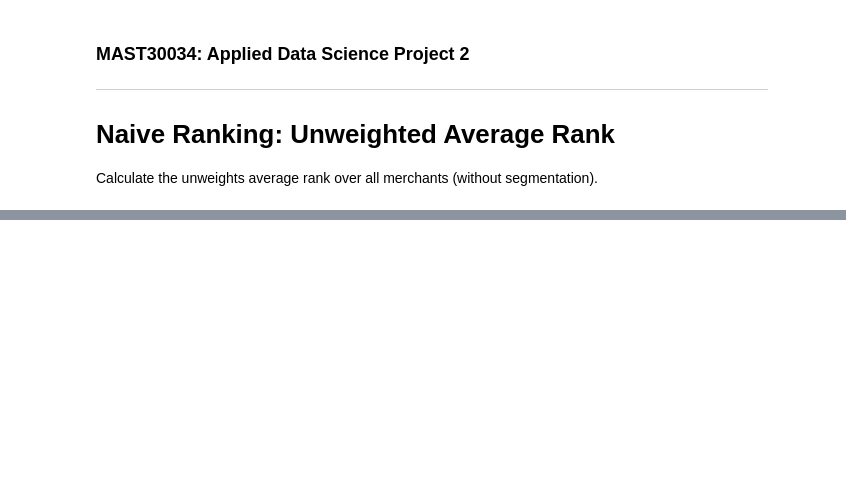
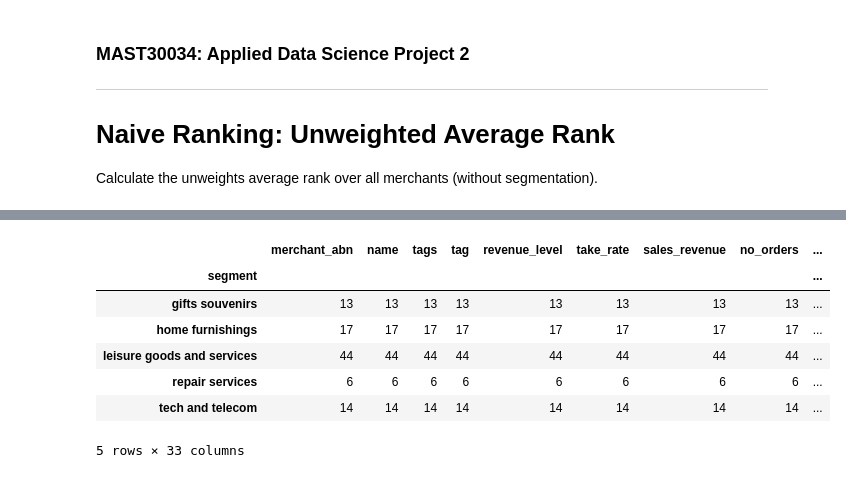
Before and after one commit to MAST30034-Applied-Data-Science/generic-buy-now-pay-later-project-group-19, a Jupyter notebook: notebooks/unweighted_average_ranking.ipynb, the cells around one changed output, grey strips where cells are left out. Cells and saved outputs as stored; diff of their text form; code cells hidden in the pictures; blank space fills up the shorter version.

```diff
--- a/notebooks/unweighted_average_ranking.ipynb
+++ b/notebooks/unweighted_average_ranking.ipynb
@@ -103,0 +193,11 @@ merchant_df.sort_values('average_rank')
+# %%
+segmented_100_df.groupby('segment').count()
+# %% [output]
+|  | merchant_abn | name | tags | tag | revenue_level | take_rate | sales_revenue | no_orders | ... |
+| segment |  |  |  |  |  |  |  |  | ... |
+| gifts souvenirs | 13 | 13 | 13 | 13 | 13 | 13 | 13 | 13 | ... |
+| home furnishings | 17 | 17 | 17 | 17 | 17 | 17 | 17 | 17 | ... |
+| leisure goods and services | 44 | 44 | 44 | 44 | 44 | 44 | 44 | 44 | ... |
+| repair services | 6 | 6 | 6 | 6 | 6 | 6 | 6 | 6 | ... |
+| tech and telecom | 14 | 14 | 14 | 14 | 14 | 14 | 14 | 14 | ... |
+5 rows × 33 columns
```
Also changed, not shown: parts of 12 cells of this notebook, 2 other files.
